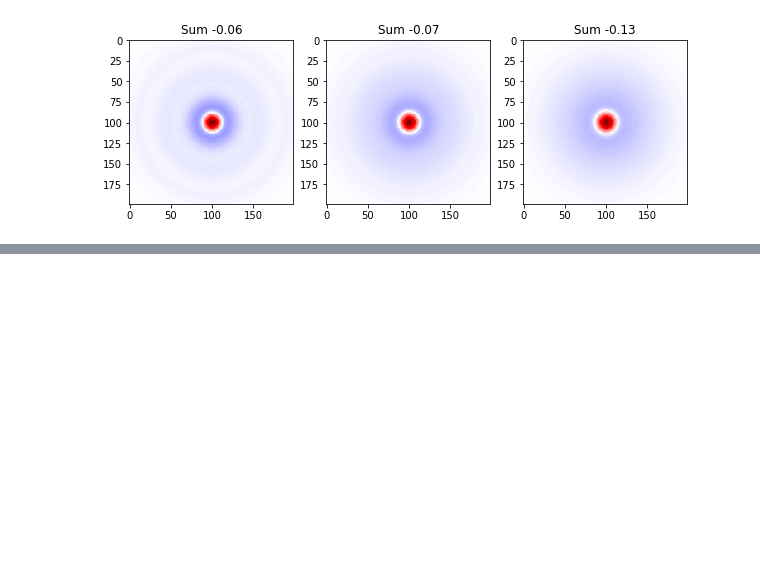
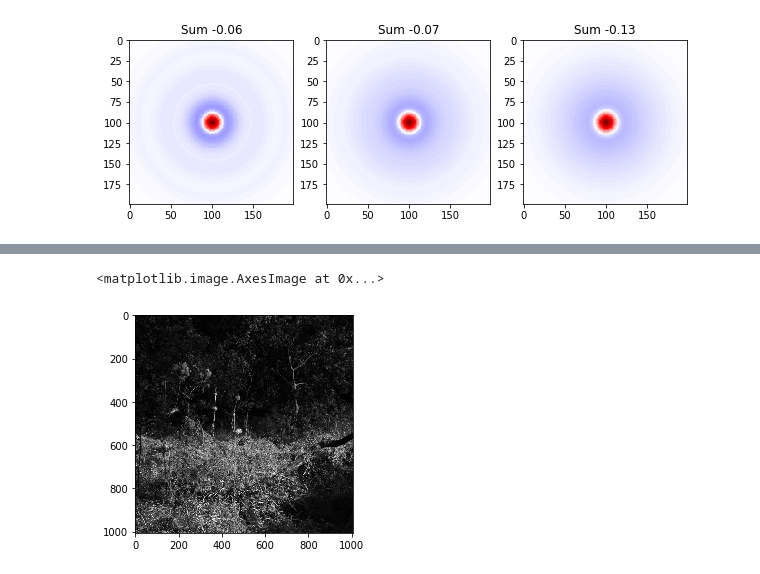
Before and after one commit to lmcintosh/ipython-notebooks, a Jupyter notebook: baccuslab/2017 9-9 Effect of diversity.ipynb, the cells around one changed output, grey strips where cells are left out. Drawn from its saved outputs; the diff is of its cells as text; code cells hidden in the pictures; blank space fills up the shorter version.

```diff
--- a/baccuslab/2017 9-9 Effect of diversity.ipynb
+++ b/baccuslab/2017 9-9 Effect of diversity.ipynb
@@ -1147,0 +1155,5 @@ filtered_images[0][0].shape
+# %%
+plt.imshow(patches[0], cmap='gray')
+# %% [output]
+<matplotlib.image.AxesImage at 0x...>
+[figure, added]
```
Also changed, not shown: parts of 43 cells of this notebook, 2 other files.
